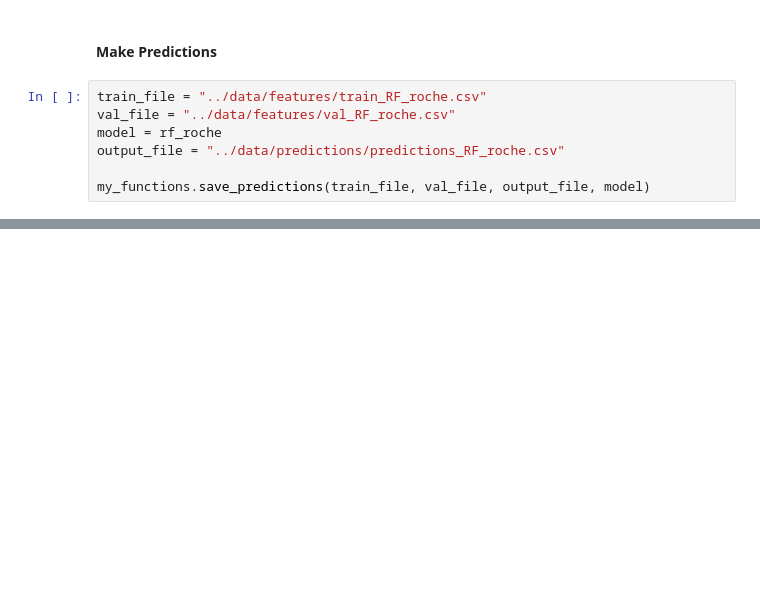
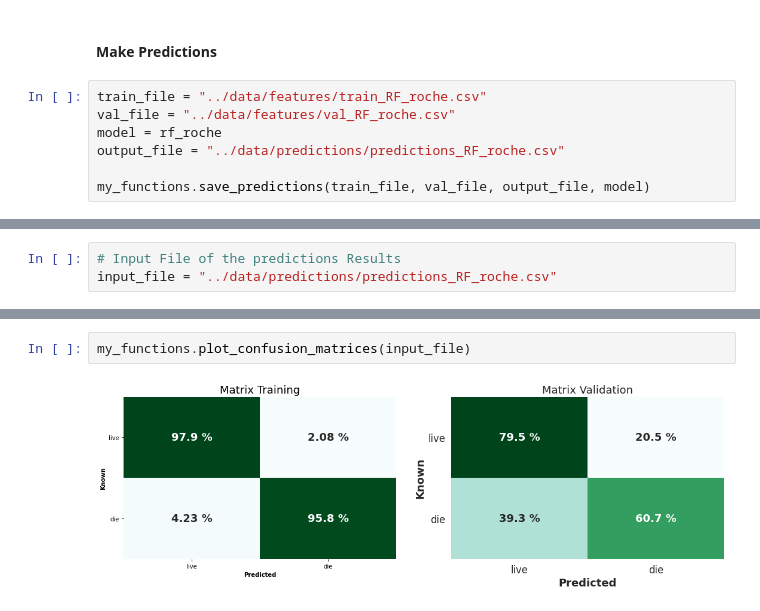
Before and after one commit to rsena-felipe/Titanic_MachineLearning, a Jupyter notebook: notebooks/Random_Forest.ipynb, the cells around one changed output, grey strips where cells are left out. Drawn from its saved outputs; the diff is of its cells as text; blank space fills up the shorter version.

Commit message:
All functions work correctly and are connected with the ML process

```diff
--- a/notebooks/Random_Forest.ipynb
+++ b/notebooks/Random_Forest.ipynb
@@ -67,0 +67,3 @@ my_functions.save_predictions(train_file, val_file, output_file, model)
+# %%
+# Input File of the predictions Results
+input_file = "../data/predictions/predictions_RF_roche.csv"
@@ -67,0 +78,4 @@ my_functions.save_predictions(train_file, val_file, output_file, model)
+# %%
+my_functions.plot_confusion_matrices(input_file)
+# %% [output]
+[figure, added]
```
Also changed, not shown: parts of 8 cells of this notebook, 4 other files.
